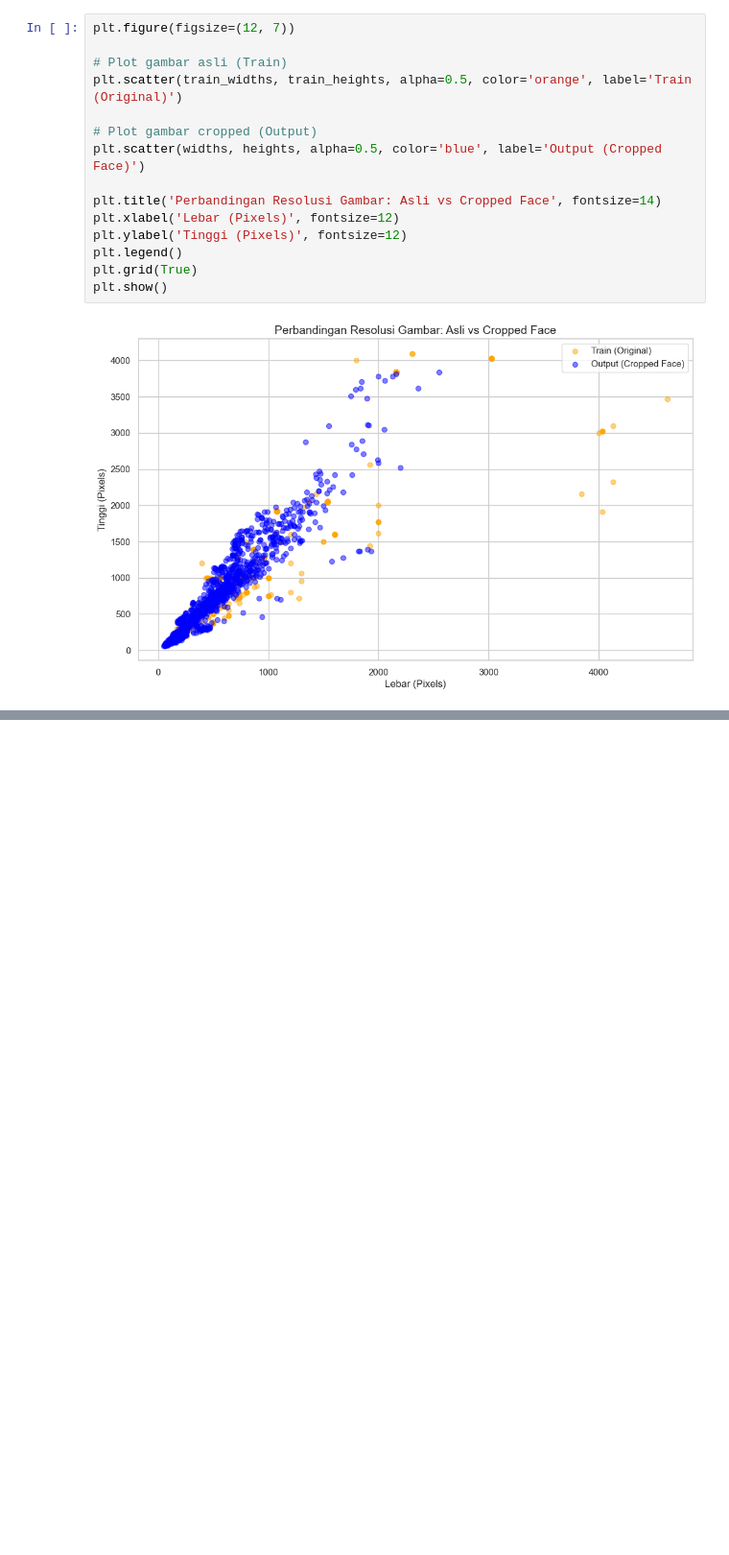
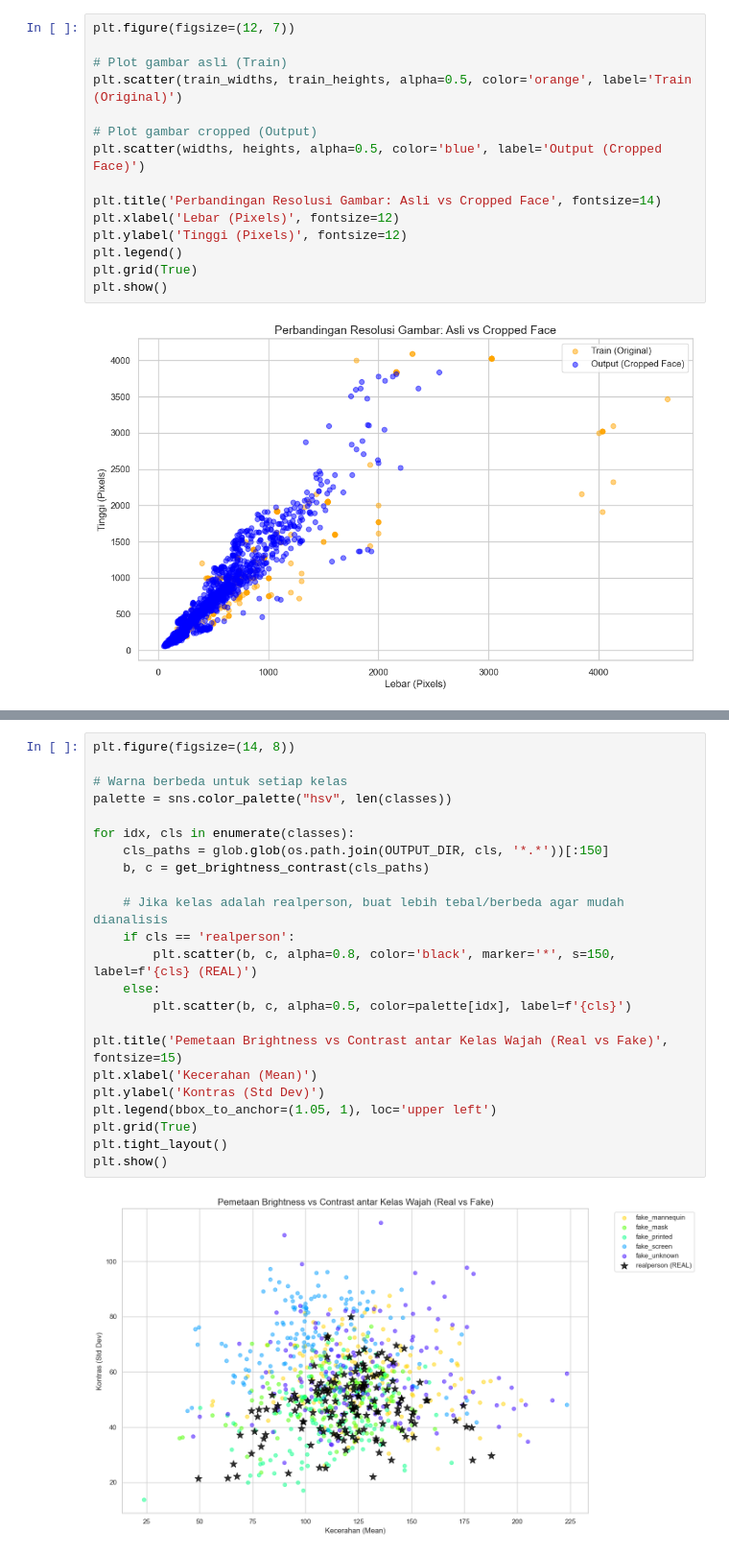
Before and after one commit to hafizanw/face-recognition-detection, a Jupyter notebook: Notebook/data_expolatory.ipynb, the cells around one changed output, grey strips where cells are left out. Shown at 96% size. Cells and saved outputs as stored; diff of their text form; blank space fills up the shorter version.

```diff
--- a/Notebook/data_expolatory.ipynb
+++ b/Notebook/data_expolatory.ipynb
@@ -211,0 +321,25 @@ plt.show()
+# %%
+plt.figure(figsize=(14, 8))
+
+# Warna berbeda untuk setiap kelas
+palette = sns.color_palette("hsv", len(classes))
+
+for idx, cls in enumerate(classes):
+    cls_paths = glob.glob(os.path.join(OUTPUT_DIR, cls, '*.*'))[:150]
+    b, c = get_brightness_contrast(cls_paths)
+
+    # Jika kelas adalah realperson, buat lebih tebal/berbeda agar mudah dianalisis
+    if cls == 'realperson':
+        plt.scatter(b, c, alpha=0.8, color='black', marker='*', s=150, label=f'{cls} (REAL)')
+    else:
+        plt.scatter(b, c, alpha=0.5, color=palette[idx], label=f'{cls}')
+
+plt.title('Pemetaan Brightness vs Contrast antar Kelas Wajah (Real vs Fake)', fontsize=15)
+plt.xlabel('Kecerahan (Mean)')
+plt.ylabel('Kontras (Std Dev)')
+plt.legend(bbox_to_anchor=(1.05, 1), loc='upper left')
+plt.grid(True)
+plt.tight_layout()
+plt.show()
+# %% [output]
+[figure, added]
```
Also changed, not shown: parts of 5 cells of this notebook, 1 other file.
